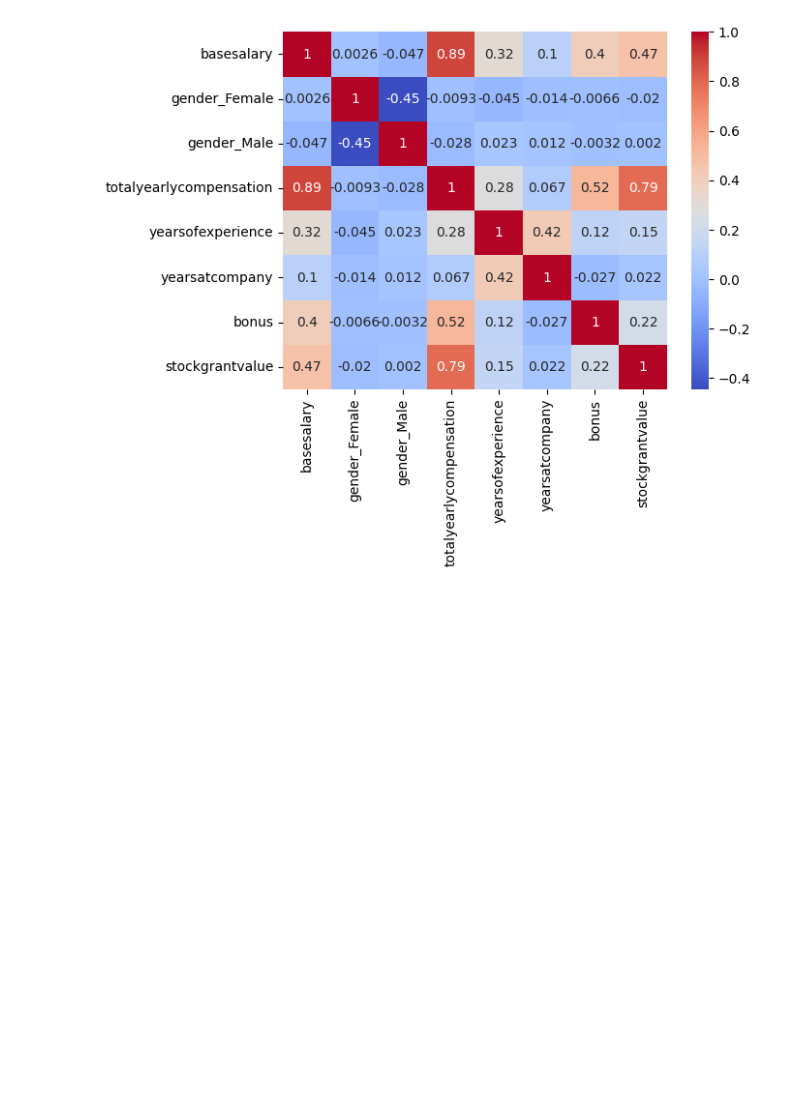
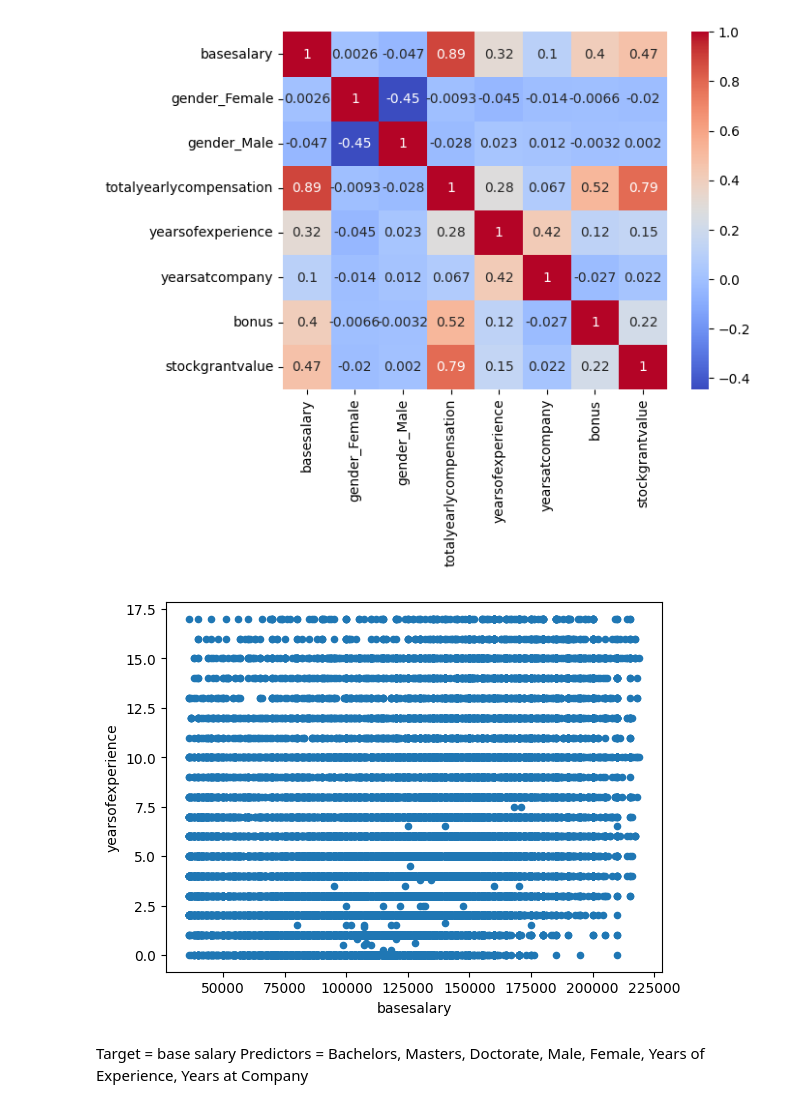
Before and after one commit to drakonic-fury/DTSC-2302-FP, a Jupyter notebook: project.ipynb, the cells around one changed output. Cells and saved outputs as stored; diff of their text form; code cells hidden in the pictures; blank space fills up the shorter version.

Commit message:
Added exploratory scatter plots

```diff
--- a/project.ipynb
+++ b/project.ipynb
@@ -141,5 +141,6 @@ plt.show()
 [figure]
 # %%
 encodedData = pd.get_dummies(dfclean, columns=['gender'], prefix='gender', dtype=int)
-encodedData.sample(5)
+encodedData = encodedData.drop(['gender_Title: Senior Software Engineer', 'tag', 'timestamp', 'company', 'level', 'title', 'otherdetails', 'cityid', 'dmaid', 'rowNumber', 'Education', 'location'], axis=1)
+encodedData.columns
 # %% [output]
@@ -158,3 +159,11 @@ sns.heatmap(correlationMatrix, annot=True, cmap='coolwarm')
 plt.show()
 # %% [output]
 [figure]
+# %%
+encodedData.plot.scatter('basesalary', 'yearsofexperience')
+plt.show()
+# %% [output]
+[figure, added]
+# %% [markdown]
+Target = base salary
+Predictors = Bachelors, Masters, Doctorate, Male, Female, Years of Experience, Years at Company
```
Also changed, not shown: parts of 1 cell of this notebook.
